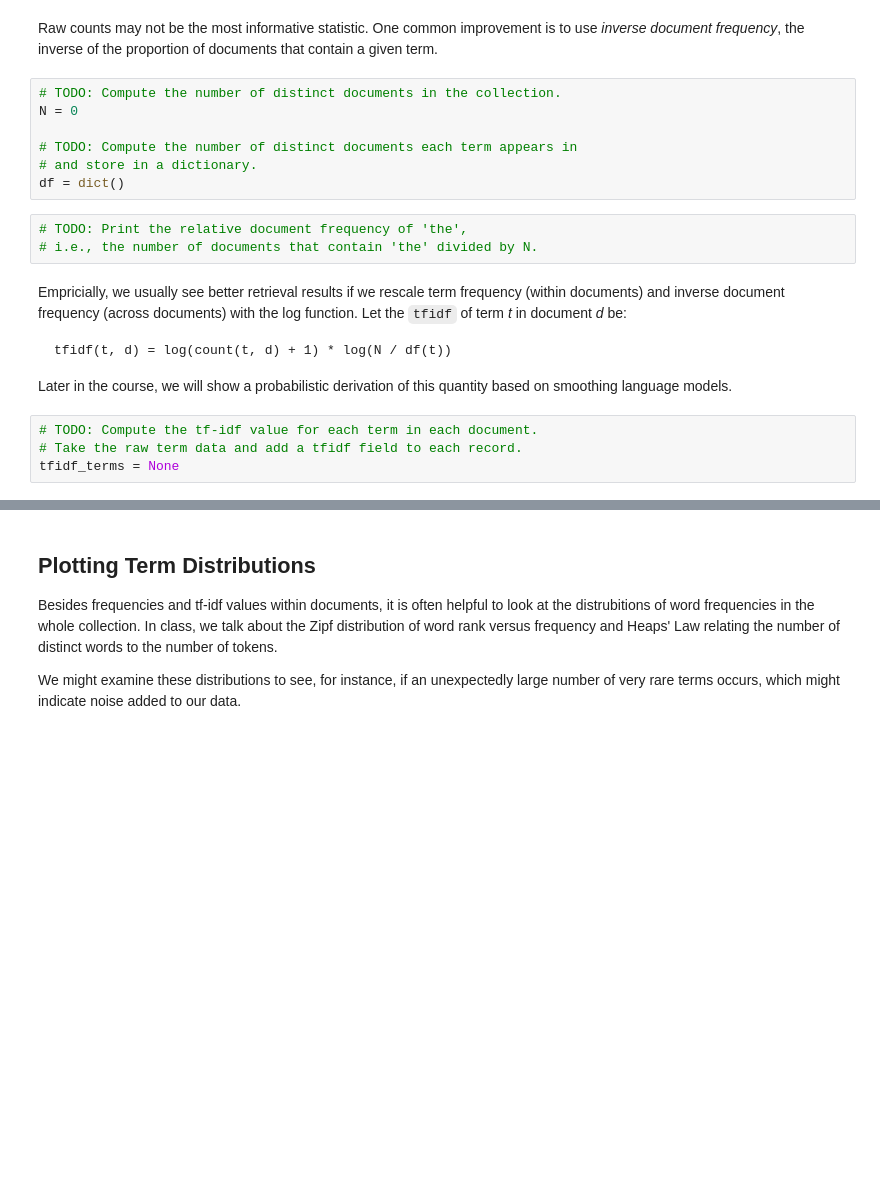
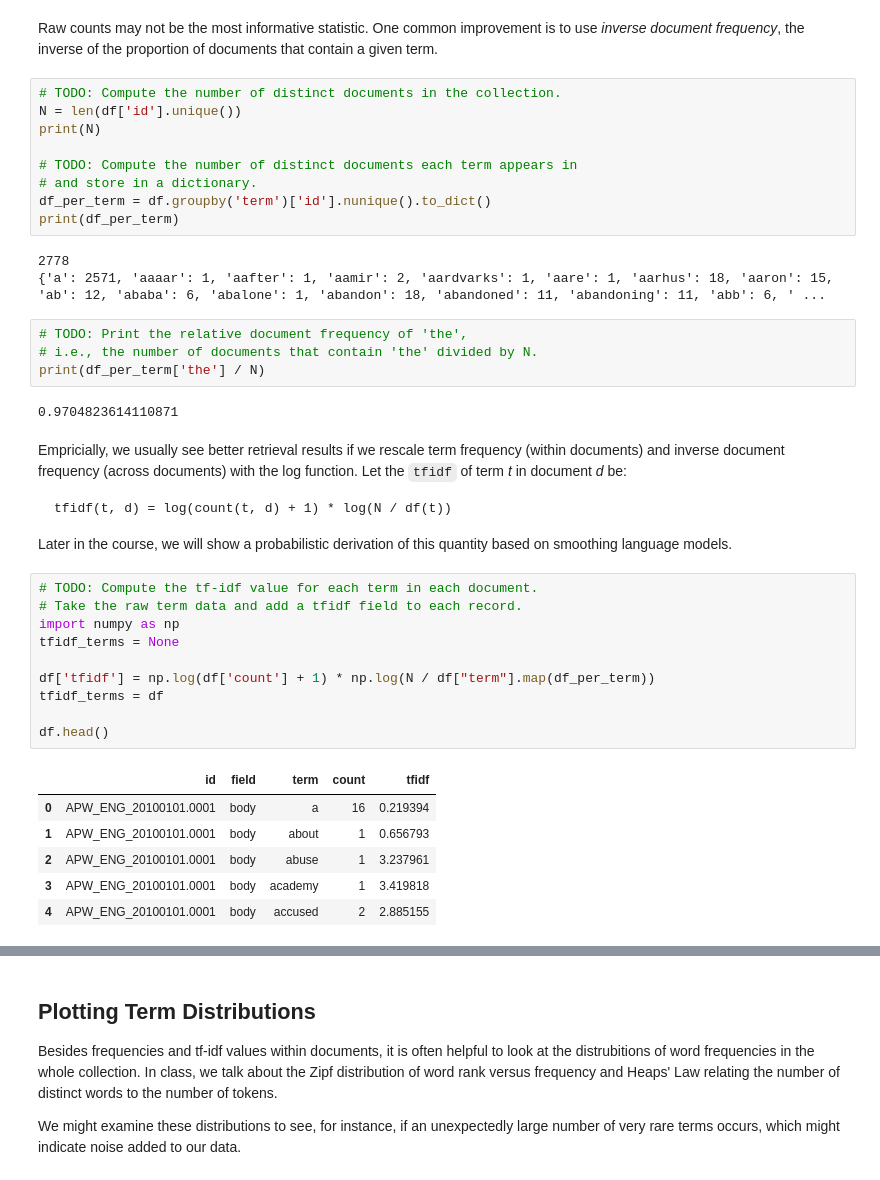
Before and after one commit to yashhbeladiya/freegamescout, a Jupyter notebook: term_statistics.ipynb, the cells around one changed output, grey strips where cells are left out. Cells and saved outputs as stored; diff of their text form; blank space fills up the shorter version.

````diff
--- a/term_statistics.ipynb
+++ b/term_statistics.ipynb
@@ -81,14 +114,22 @@ Feel free to define helper functions in your code before computing the statistic
 Raw counts may not be the most informative statistic. One common improvement is to use *inverse document frequency*, the inverse of the proportion of documents that contain a given term.
 # %%
 # TODO: Compute the number of distinct documents in the collection.
-N = 0
+N = len(df['id'].unique())
+print(N)
 
 # TODO: Compute the number of distinct documents each term appears in
 # and store in a dictionary.
-df = dict()
+df_per_term = df.groupby('term')['id'].nunique().to_dict()
+print(df_per_term)
+# %% [output]
+2778
+{'a': 2571, 'aaaar': 1, 'aafter': 1, 'aamir': 2, 'aardvarks': 1, 'aare': 1, 'aarhus': 18, 'aaron': 15, 'ab': 12, 'ababa': 6, 'abalone': 1, 'abandon': 18, 'abandoned': 11, 'abandoning': 11, 'abb': 6, ' ...
 # %%
 # TODO: Print the relative document frequency of 'the',
 # i.e., the number of documents that contain 'the' divided by N.
+print(df_per_term['the'] / N)
+# %% [output]
+0.9704823614110871
 # %% [markdown]
 Empricially, we usually see better retrieval results if we rescale term frequency (within documents) and inverse document frequency (across documents) with the log function. Let the `tfidf` of term _t_ in document _d_ be:
 ```
@@ -99,6 +140,19 @@ Later in the course, we will show a probabilistic derivation of this quantity ba
 # %%
 # TODO: Compute the tf-idf value for each term in each document.
 # Take the raw term data and add a tfidf field to each record.
+import numpy as np
 tfidf_terms = None
+
+df['tfidf'] = np.log(df['count'] + 1) * np.log(N / df["term"].map(df_per_term))
+tfidf_terms = df
+
+df.head()
+# %% [output]
+|  | id | field | term | count | tfidf |
+| 0 | APW_ENG_20100101.0001 | body | a | 16 | 0.219394 |
+| 1 | APW_ENG_20100101.0001 | body | about | 1 | 0.656793 |
+| 2 | APW_ENG_20100101.0001 | body | abuse | 1 | 3.237961 |
+| 3 | APW_ENG_20100101.0001 | body | academy | 1 | 3.419818 |
+| 4 | APW_ENG_20100101.0001 | body | accused | 2 | 2.885155 |
 # %%
 # TODO: Print the 20 term-document pairs with the highest tf-idf values.
````
Also changed, not shown: parts of 9 cells of this notebook.
